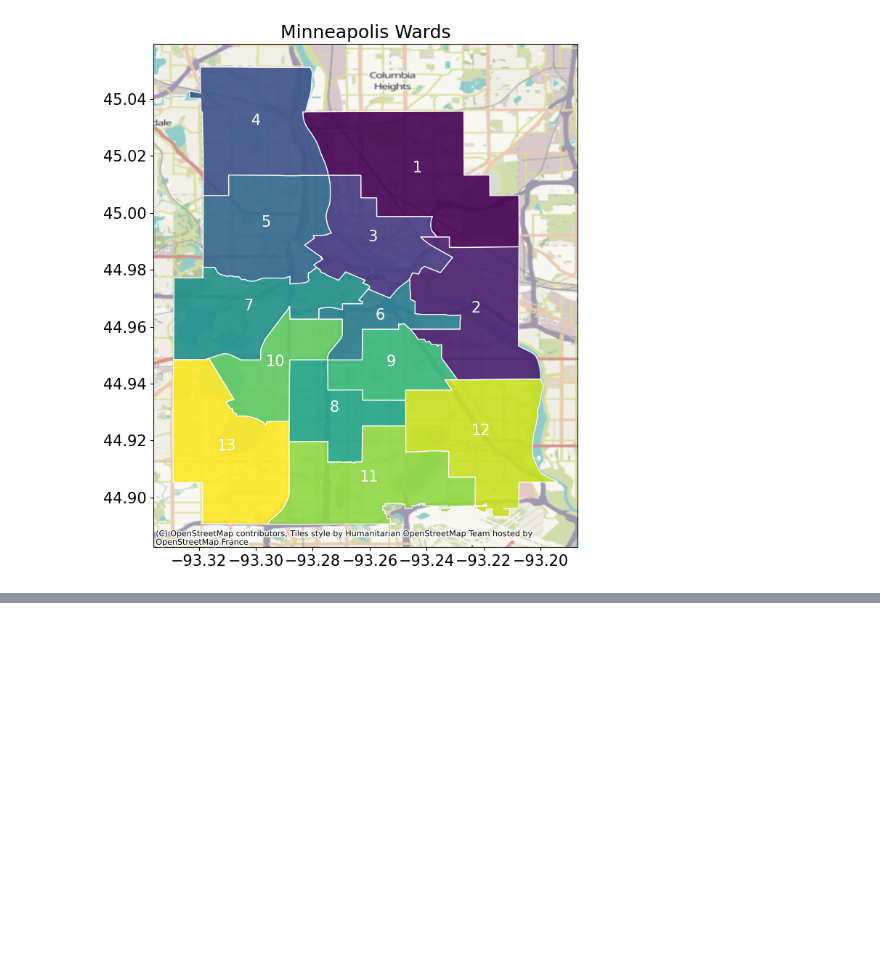
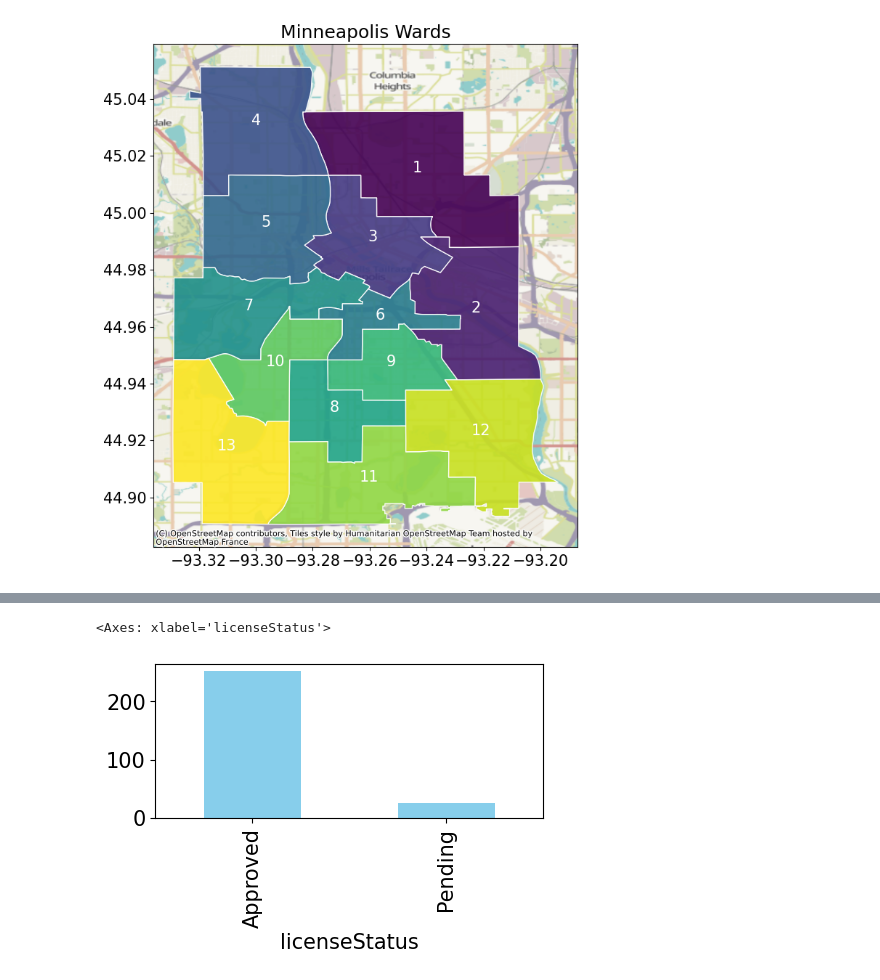
Before and after one commit to kymayodeji/mpls, a Jupyter notebook: liquor_licenses.ipynb, the cells around one changed output, grey strips where cells are left out. Drawn from its saved outputs; the diff is of its cells as text; code cells hidden in the pictures; blank space fills up the shorter version.

```diff
--- a/liquor_licenses.ipynb
+++ b/liquor_licenses.ipynb
@@ -236,0 +241,5 @@ g_plot_liquor_licenses(df,mpls_df, 'Beer')
+# %%
+df.licenseStatus.value_counts().plot(kind='bar', figsize=(5,2), color='skyblue')
+# %% [output]
+<Axes: xlabel='licenseStatus'>
+[figure, added]
```
Also changed, not shown: parts of 12 cells of this notebook, 6 other files.
